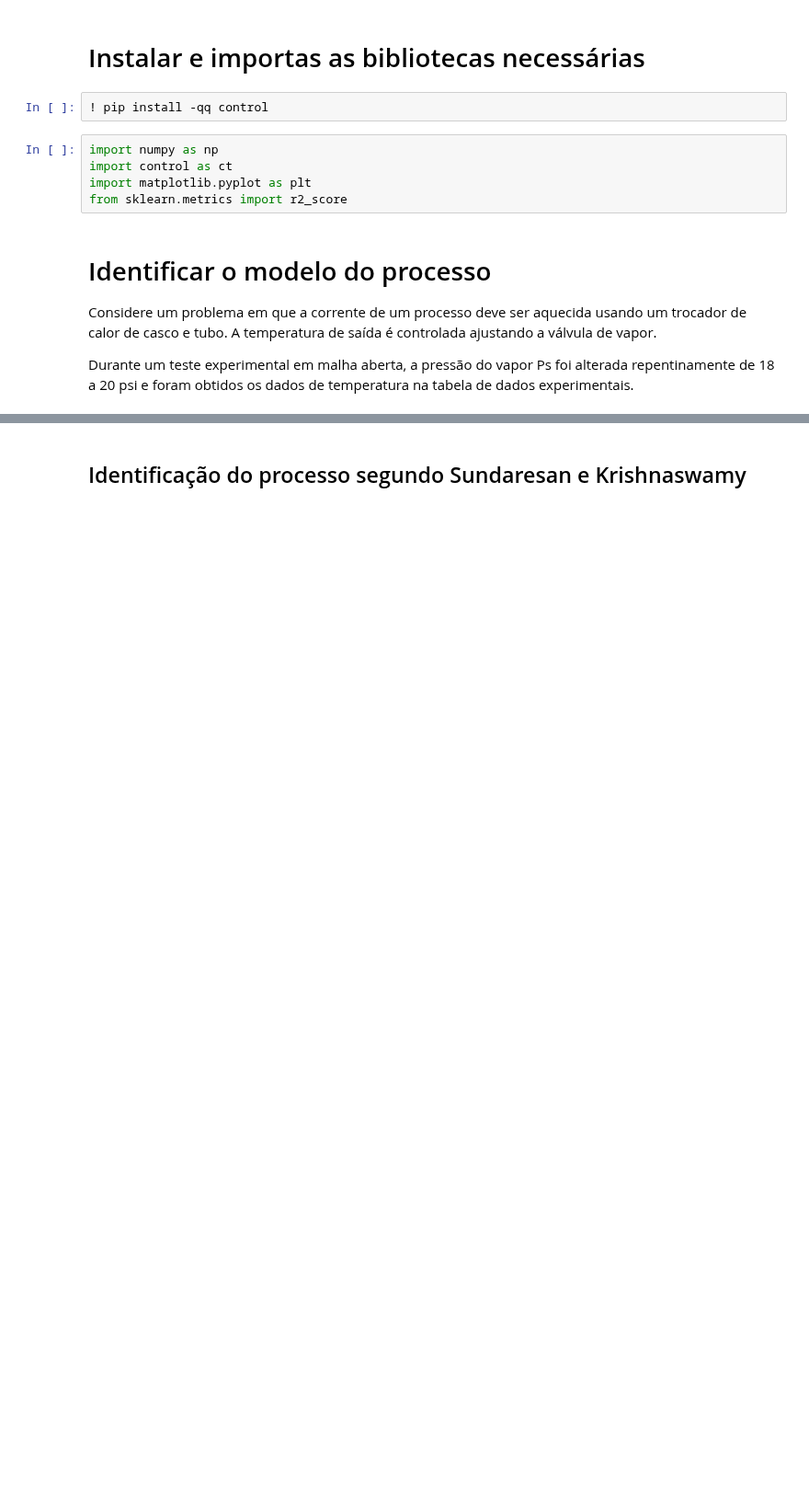
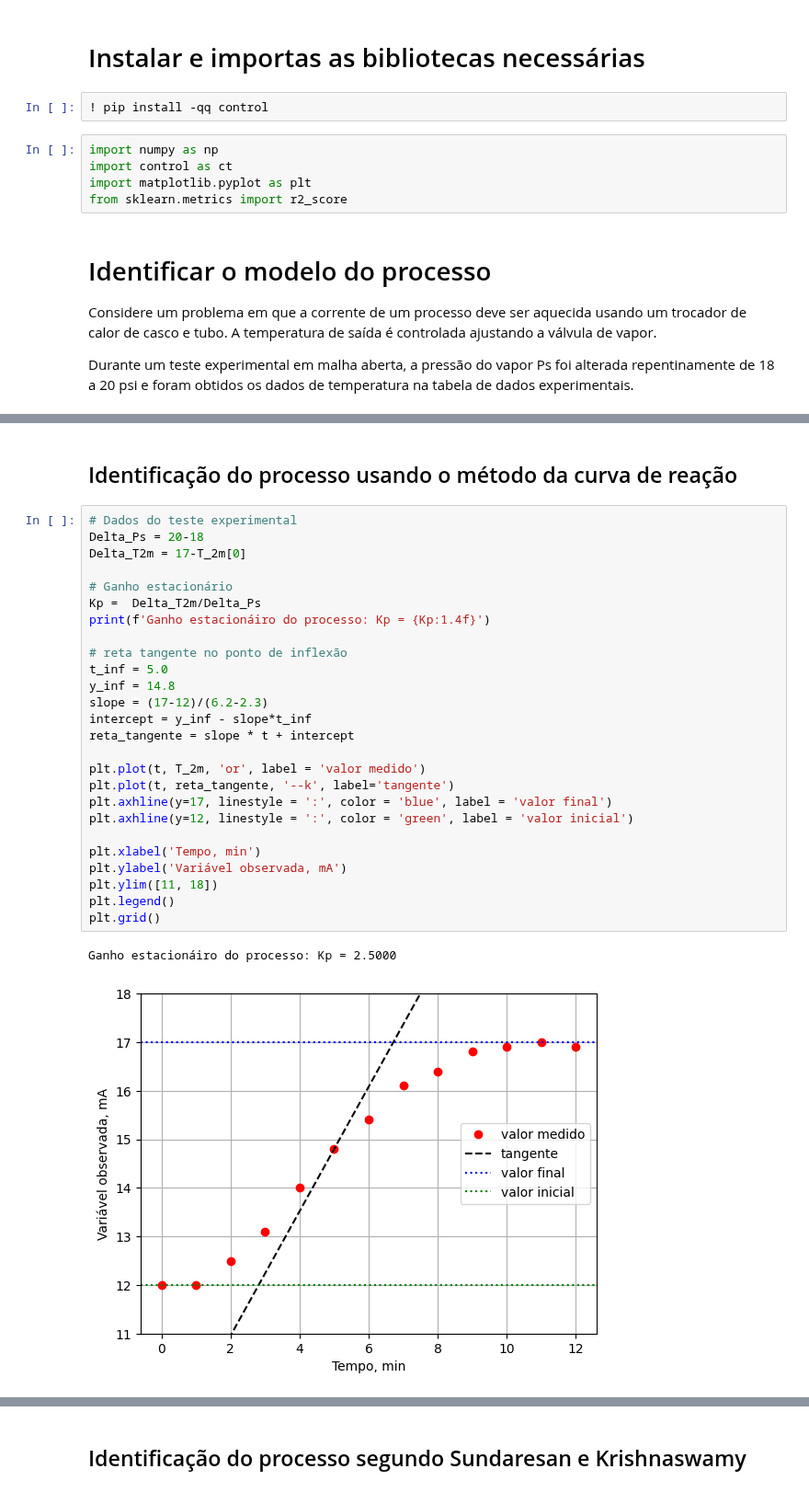
Before and after one commit to juliosdutra/Controle_de_Processos_UFES, a Jupyter notebook: 7.Controller-tuning/Sintonia_de_controladores.ipynb, the cells around one changed output, grey strips where cells are left out. Shown at 92% size. Drawn from its saved outputs; the diff is of its cells as text; blank space fills up the shorter version.

```diff
--- a/7.Controller-tuning/Sintonia_de_controladores.ipynb
+++ b/7.Controller-tuning/Sintonia_de_controladores.ipynb
@@ -28,3 +27,34 @@ plt.legend()
 plt.grid()
 # %% [output]
 [figure]
+# %% [markdown]
+## Identificação do processo usando o método da curva de reação
+# %%
+# Dados do teste experimental
+Delta_Ps = 20-18
+Delta_T2m = 17-T_2m[0]
+
+# Ganho estacionário
+Kp =  Delta_T2m/Delta_Ps
+print(f'Ganho estacionáiro do processo: Kp = {Kp:1.4f}')
+
+# reta tangente no ponto de inflexão
+t_inf = 5.0
+y_inf = 14.8
+slope = (17-12)/(6.2-2.3)
+intercept = y_inf - slope*t_inf
+reta_tangente = slope * t + intercept
+
+plt.plot(t, T_2m, 'or', label = 'valor medido')
+plt.plot(t, reta_tangente, '--k', label='tangente')
+plt.axhline(y=17, linestyle = ':', color = 'blue', label = 'valor final')
+plt.axhline(y=12, linestyle = ':', color = 'green', label = 'valor inicial')
+
+plt.xlabel('Tempo, min')
+plt.ylabel('Variável observada, mA')
+plt.ylim([11, 18])
+plt.legend()
+plt.grid()
+# %% [output]
+Ganho estacionáiro do processo: Kp = 2.5000
+[figure, added]
```
Also changed, not shown: parts of 7 cells of this notebook.
